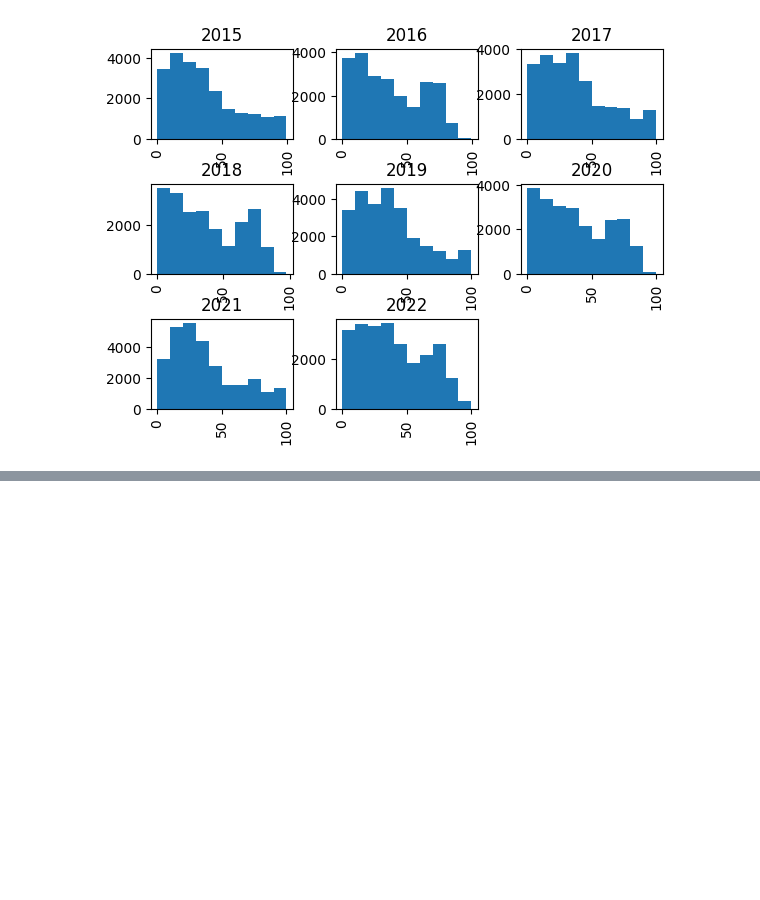
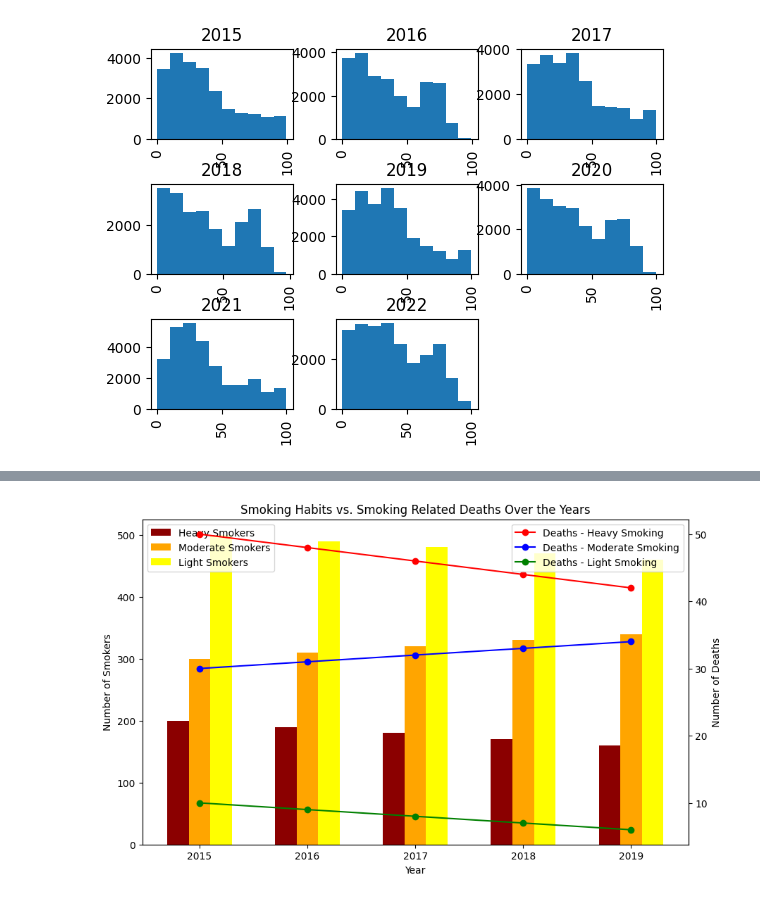
Before and after one commit to Priyanshs-ingh/age_detection_project, a Jupyter notebook: exploratory_data_analysis/1.ipynb, the cells around one changed output, grey strips where cells are left out. Cells and saved outputs as stored; diff of their text form; code cells hidden in the pictures; blank space fills up the shorter version.

```diff
--- a/exploratory_data_analysis/1.ipynb
+++ b/exploratory_data_analysis/1.ipynb
@@ -169,0 +274,46 @@ plt.show()
+# %%
+import pandas as pd
+import matplotlib.pyplot as plt
+
+
+df_smoking_rates = pd.DataFrame({
+    'year': [2015, 2016, 2017, 2018, 2019],
+    'Heavy smokers': [200, 190, 180, 170, 160],
+    'Moderate smokers': [300, 310, 320, 330, 340],
+    'Light smokers': [500, 490, 480, 470, 460]
+})
+
+
+df_health_outcomes = pd.DataFrame({
+    'year': [2015, 2016, 2017, 2018, 2019],
+    'Deaths from heavy smoking': [50, 48, 46, 44, 42],
+    'Deaths from moderate smoking': [30, 31, 32, 33, 34],
+    'Deaths from light smoking': [10, 9, 8, 7, 6]
+})
+
+
+merged_data = pd.merge(df_smoking_rates, df_health_outcomes, on='year')
+
+
+fig, ax1 = plt.subplots(figsize=(10, 6))
+
+
+ax1.bar(merged_data['year'] - 0.2, merged_data['Heavy smokers'], width=0.2, color='darkred', label='Heavy Smokers')
+ax1.bar(merged_data['year'], merged_data['Moderate smokers'], width=0.2, color='orange', label='Moderate Smokers')
+ax1.bar(merged_data['year'] + 0.2, merged_data['Light smokers'], width=0.2, color='yellow', label='Light Smokers')
+ax1.set_xlabel('Year')
+ax1.set_ylabel('Number of Smokers')
+ax1.legend(loc='upper left')
+
+
+ax2 = ax1.twinx()
+ax2.plot(merged_data['year'], merged_data['Deaths from heavy smoking'], 'r-o', label='Deaths - Heavy Smoking')
+ax2.plot(merged_data['year'], merged_data['Deaths from moderate smoking'], 'b-o', label='Deaths - Moderate Smoking')
+ax2.plot(merged_data['year'], merged_data['Deaths from light smoking'], 'g-o', label='Deaths - Light Smoking')
+ax2.set_ylabel('Number of Deaths')
+ax2.legend(loc='upper right')
+
+plt.title('Smoking Habits vs. Smoking Related Deaths Over the Years')
+plt.show()
+# %% [output]
+[figure, added]
```
Also changed, not shown: parts of 13 cells of this notebook, 5 other files.
